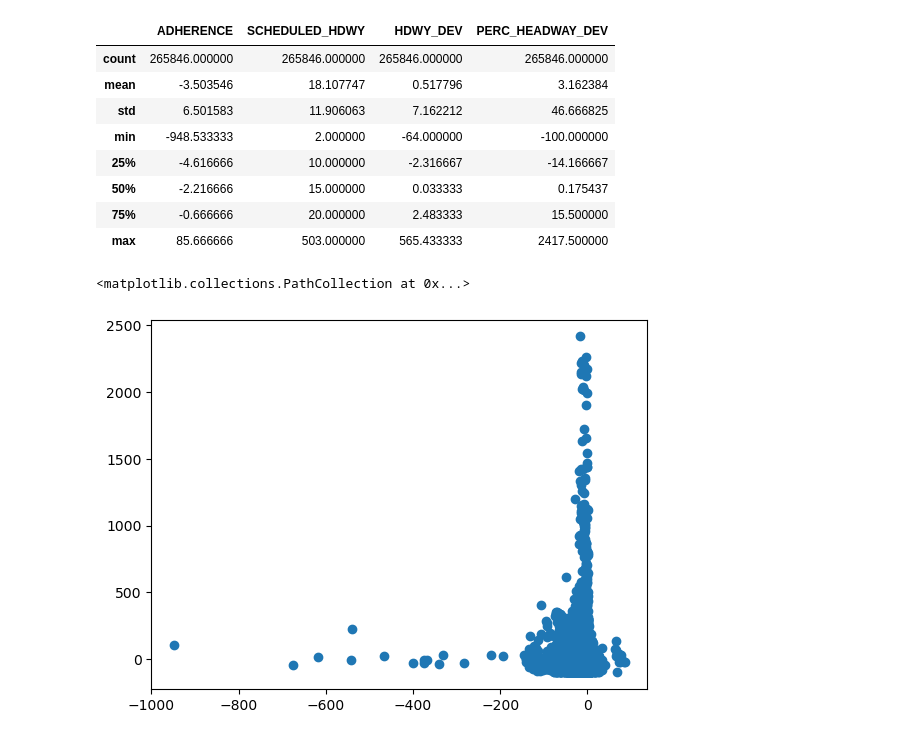
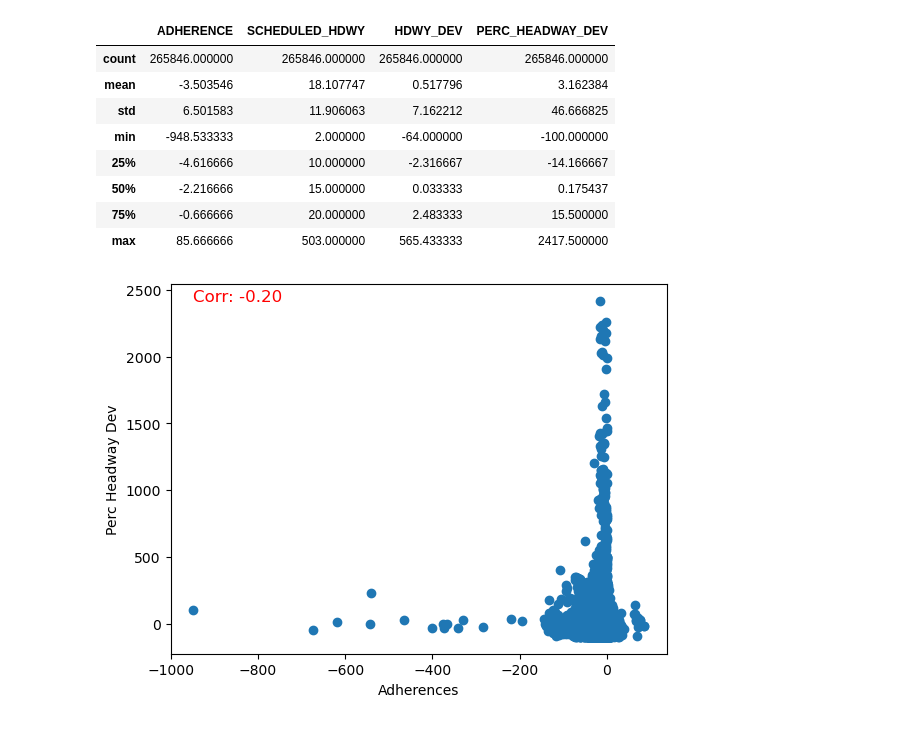
Before and after one commit to nss-data-science-cohort-7/wego-bone_scrapers_wego, a Jupyter notebook: notebooks/eda_sd.ipynb, the cells around one changed output. Saved outputs shown, nothing was run; the diff lists cells and outputs as text; code cells hidden in the pictures.

```diff
--- a/notebooks/eda_sd.ipynb
+++ b/notebooks/eda_sd.ipynb
@@ -133,8 +133,23 @@ u.describe()
 | 50% | -2.216666 | 15.000000 | 0.033333 | 0.175437 |
 | 75% | -0.666666 | 20.000000 | 2.483333 | 15.500000 |
 | max | 85.666666 | 503.000000 | 565.433333 | 2417.500000 |
-# %%
-plt.scatter(u["ADHERENCE"], u["PERC_HEADWAY_DEV"])
-# %% [output]
-<matplotlib.collections.PathCollection at 0x...>
-[figure, removed]
+# %%
+x_values = []
+y_values = []
+lim = float('inf')
+# lim = 60
+for x_value, y_value in zip(u["ADHERENCE"], u["PERC_HEADWAY_DEV"]):
+    if not math.isnan(x_value) and not math.isnan(y_value) and abs(x_value) < lim and abs(y_value) < lim:
+        x_values.append(x_value)
+        y_values.append(y_value)
+plt.scatter(x_values, y_values)
+plt.xlabel("Adherences")
+plt.ylabel("Perc Headway Dev")
+correlation = np.corrcoef(x_values, y_values)[0, 1]
+text_content = f"Corr: {correlation:.2f}"
+textbox_x = min(x_values)  # X-coordinate for the top-left corner
+textbox_y = max(y_values)  # Y-coordinate for the top-left corner (use the maximum y-value)
+plt.text(textbox_x, textbox_y, text_content, fontsize=12, color='red')
+plt.show();
+# %% [output]
+[figure, added]
```
Also changed, not shown: parts of 1 cell of this notebook.
